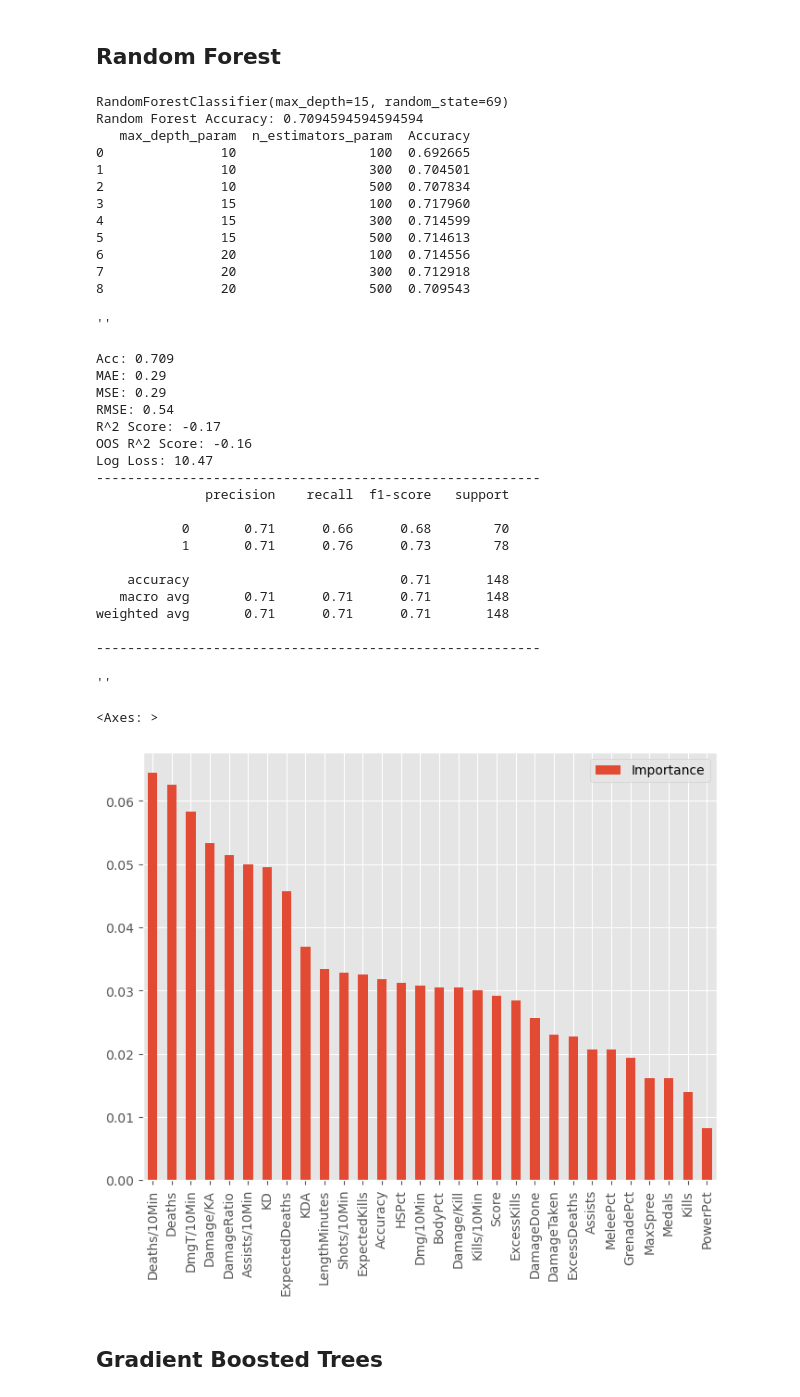
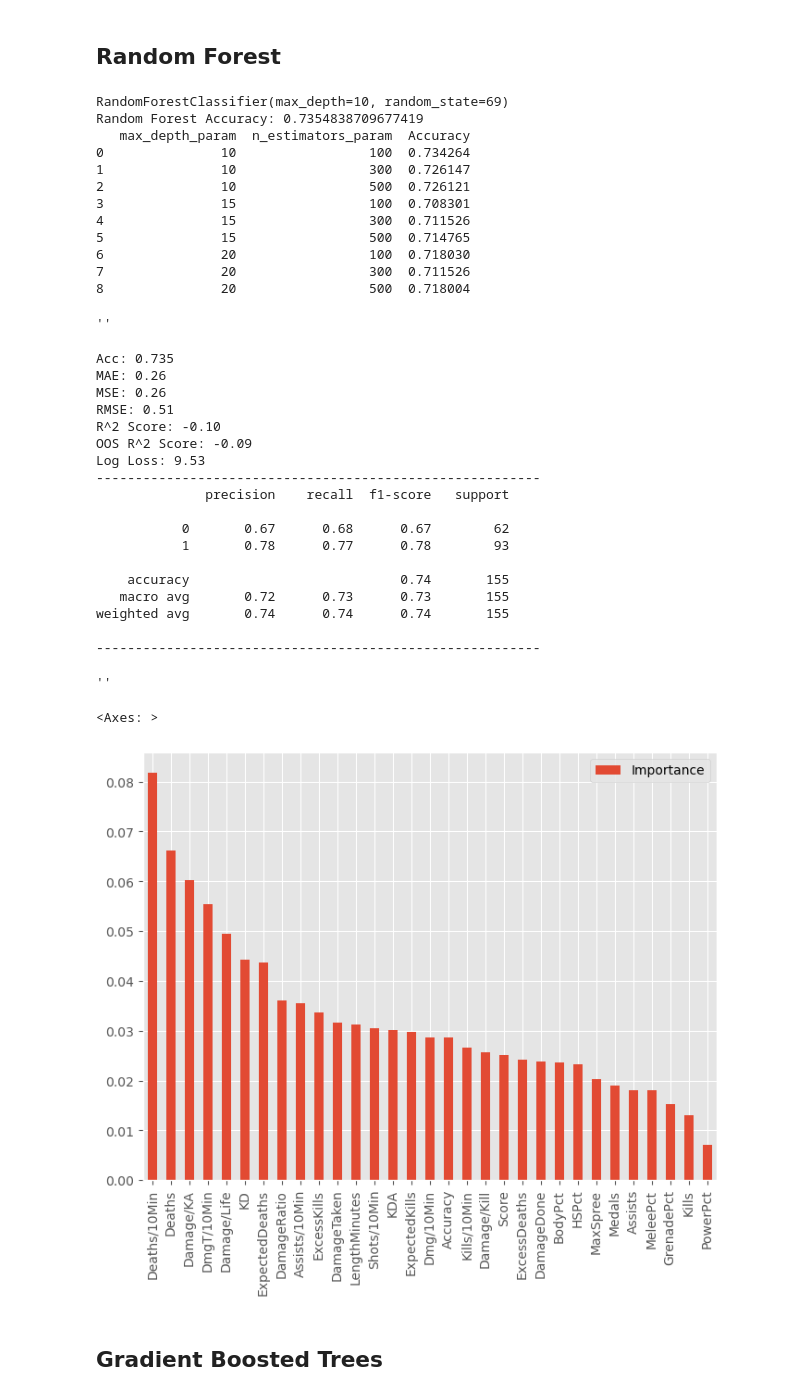
Before and after one commit to palmerac/Halo, a Jupyter notebook: haloModels.ipynb, the cells around one changed output. Drawn from its saved outputs; the diff is of its cells as text; code cells hidden in the pictures.

```diff
--- a/haloModels.ipynb
+++ b/haloModels.ipynb
@@ -41,6 +41,7 @@ df['KillsBody'] = df['Kills'] - df['KillsGrenade'] - df['KillsHeadshot'] - df['K
 # Ratios
 df['DamageRatio'] = df['DamageDone'].replace(0, 1) / df['DamageTaken'].replace(0, 1)
 df['Damage/Kill'] = df['DamageDone'] / df['Kills']
+df['Damage/Life'] = df['DamageDone'] / df['Deaths'].replace(0,1)
 df['Damage/KA'] = df['DamageDone'] / (df['Kills'] + df['Assists'])
 # Per 10 Min
 df['Kills/10Min'] = (df['Kills'] / df['LengthMinutes']) * 10
@@ -192,7 +193,7 @@ preprocessor = ColumnTransformer(
         ('num', StandardScaler(), ['Accuracy', 'ExpectedKills', 'ExpectedDeaths', 'KD',
                                     'KDA', 'MaxSpree', 'Deaths', 'Assists', 'Kills', 'DamageDone',
                                     'DamageTaken', 'Score', 'Medals', 'LengthMinutes',
-                                    'DamageRatio', 'Damage/Kill', 'Damage/KA',
+                                    'DamageRatio', 'Damage/Kill', 'Damage/KA', 'Damage/Life',
                                     'Kills/10Min', 'Deaths/10Min', 'Assists/10Min', 'Dmg/10Min',
                                     'DmgT/10Min', 'Shots/10Min', 'ExcessKills', 'ExcessDeaths',
                                     'BodyPct', 'MeleePct', 'HSPct', 'GrenadePct', 'PowerPct'])])
@@ -464,48 +465,48 @@ print(f'Random Forest Accuracy: {rf_cv.score(X_test_preprocessed, y_test)}')
 rf_cv.cv_results_
 paramResults(rf_cv)
 # %% [output]
-RandomForestClassifier(max_depth=15, random_state=69)
-Random Forest Accuracy: 0.7094594594594594
+RandomForestClassifier(max_depth=10, random_state=69)
+Random Forest Accuracy: 0.7354838709677419
    max_depth_param  n_estimators_param  Accuracy
-0               10                 100  0.692665
-1               10                 300  0.704501
-2               10                 500  0.707834
-3               15                 100  0.717960
-4               15                 300  0.714599
-5               15                 500  0.714613
-6               20                 100  0.714556
-7               20                 300  0.712918
-8               20                 500  0.709543
+0               10                 100  0.734264
+1               10                 300  0.726147
+2               10                 500  0.726121
+3               15                 100  0.708301
+4               15                 300  0.711526
+5               15                 500  0.714765
+6               20                 100  0.718030
+7               20                 300  0.711526
+8               20                 500  0.718004
 ''
 # %%
 ResultsOut(rf_cv)
 # %% [output]
-Acc: 0.709
-MAE: 0.29
-MSE: 0.29
-RMSE: 0.54
-R^2 Score: -0.17
-OOS R^2 Score: -0.16
-Log Loss: 10.47
+Acc: 0.735
+MAE: 0.26
+MSE: 0.26
+RMSE: 0.51
+R^2 Score: -0.10
+OOS R^2 Score: -0.09
+Log Loss: 9.53
 ---------------------------------------------------------
               precision    recall  f1-score   support
 
-           0       0.71      0.66      0.68        70
-           1       0.71      0.76      0.73        78
+           0       0.67      0.68      0.67        62
+           1       0.78      0.77      0.78        93
 
-    accuracy                           0.71       148
-   macro avg       0.71      0.71      0.71       148
-weighted avg       0.71      0.71      0.71       148
+    accuracy                           0.74       155
+   macro avg       0.72      0.73      0.73       155
+weighted avg       0.74      0.74      0.74       155
 
 ---------------------------------------------------------
 ''
 # %%
-feat_importances = pd.DataFrame(rf_cv.best_estimator_.feature_importances_[:30], index=X_train.columns, columns=["Importance"])
+feat_importances = pd.DataFrame(rf_cv.best_estimator_.feature_importances_[:31], index=X_train.columns, columns=["Importance"])
 feat_importances.sort_values(by='Importance', ascending=False, inplace=True)
 feat_importances.plot(kind='bar', figsize=(8,6))
 # %% [output]
 <Axes: >
-[figure, old version]
+[figure, new version]
 # %% [markdown]
 ## Gradient Boosted Trees
 # %%
```
Also changed, not shown: parts of 25 cells of this notebook, 13 other files.
